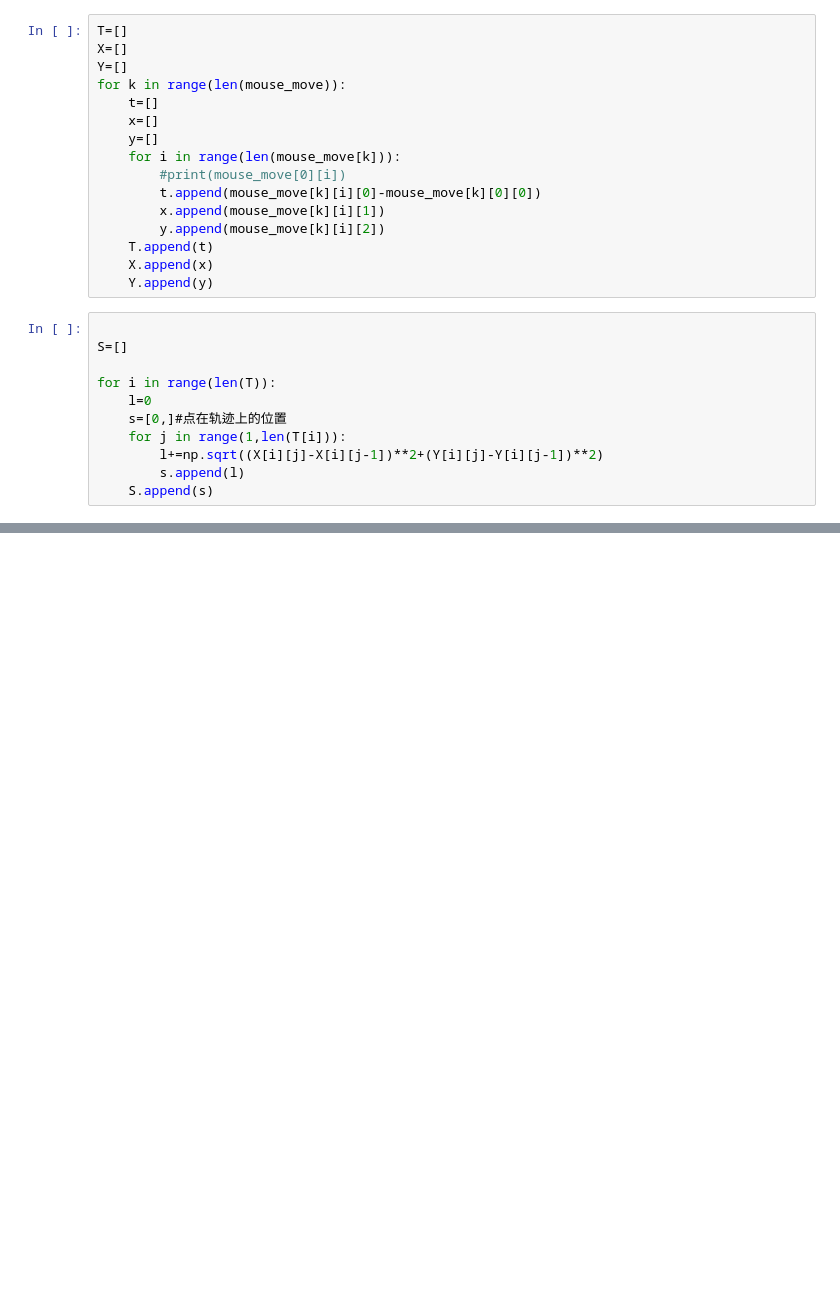
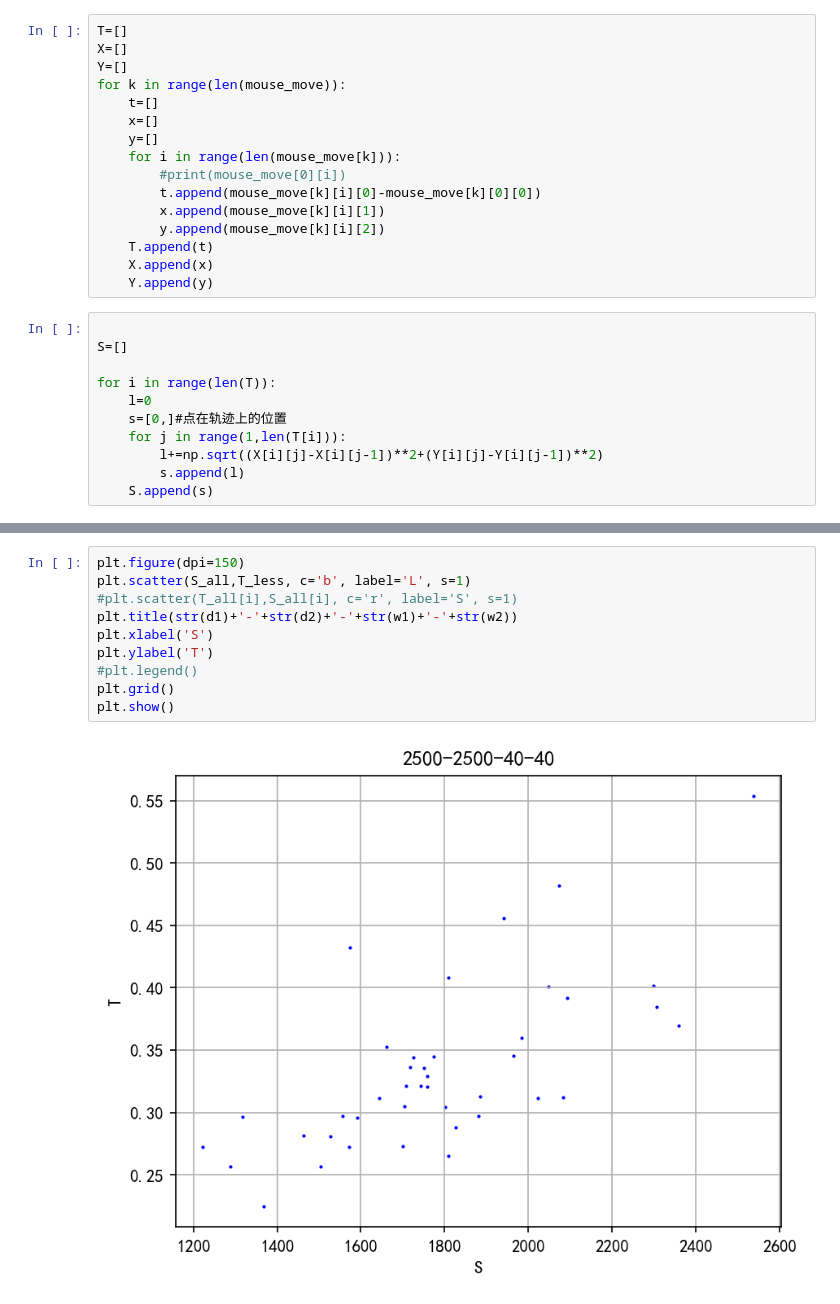
Before and after one commit to Smaug175/Fizz_GUI, a Jupyter notebook: D的移动测量/9仅仅针对时间的研究.ipynb, the cells around one changed output, grey strips where cells are left out. Cells and saved outputs as stored; diff of their text form; blank space fills up the shorter version.

```diff
--- a/D的移动测量/9仅仅针对时间的研究.ipynb
+++ b/D的移动测量/9仅仅针对时间的研究.ipynb
@@ -95,3 +104,15 @@ for i in range(len(T)):
+# %%
+plt.figure(dpi=150)
+plt.scatter(S_all,T_less, c='b', label='L', s=1)
+#plt.scatter(T_all[i],S_all[i], c='r', label='S', s=1)
+plt.title(str(d1)+'-'+str(d2)+'-'+str(w1)+'-'+str(w2))
+plt.xlabel('S')
+plt.ylabel('T')
+#plt.legend()
+plt.grid()
+plt.show()
+# %% [output]
+[figure, added]
 # %%
 colors=[
     'red','orange','yellow','green','blue','purple','black',
```
Also changed, not shown: parts of 3 cells of this notebook, 2 other files.
